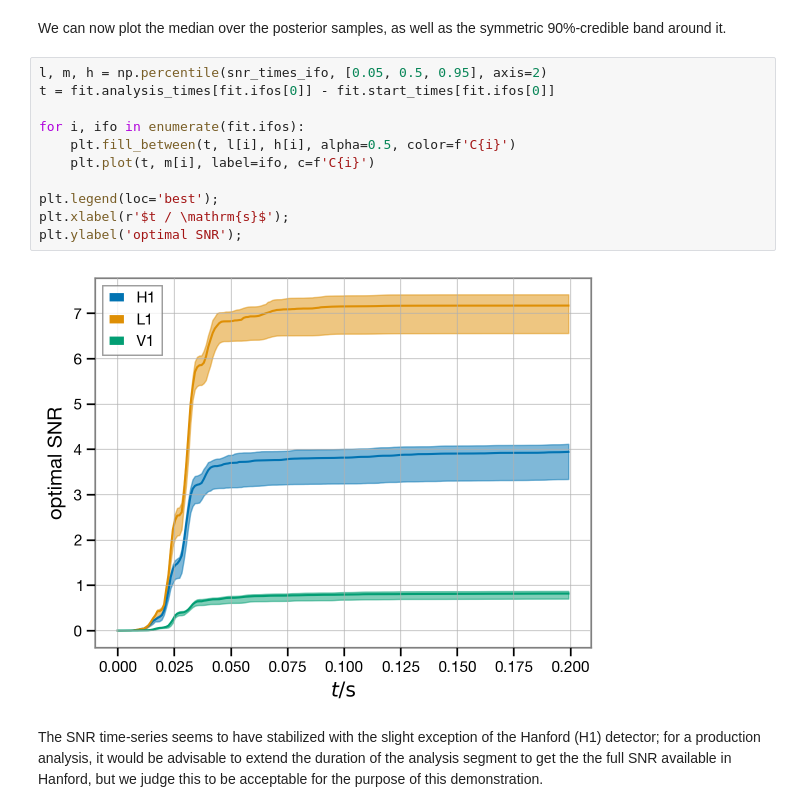
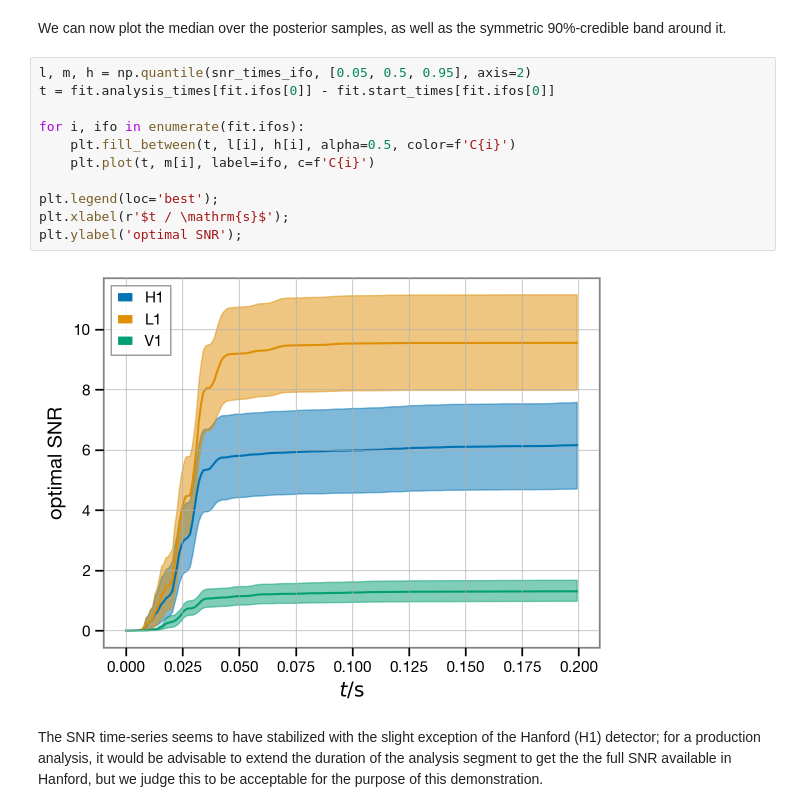
Before and after one commit to maxisi/ringdown, a Jupyter notebook: docs/examples/GW190521.ipynb, the cells around one changed output. Cells and saved outputs as stored; diff of their text form.

Commit message:
examples: GW190521 fix percentile -> quantile

```diff
--- a/docs/examples/GW190521.ipynb
+++ b/docs/examples/GW190521.ipynb
@@ -344,17 +344,17 @@ snr_times_ifo.shape
 # %% [markdown]
 We can now plot the median over the posterior samples, as well as the symmetric 90\%-credible band around it.
 # %%
-l, m, h = np.percentile(snr_times_ifo, [0.05, 0.5, 0.95], axis=2)
+l, m, h = np.quantile(snr_times_ifo, [0.05, 0.5, 0.95], axis=2)
 t = fit.analysis_times[fit.ifos[0]] - fit.start_times[fit.ifos[0]]
 
 for i, ifo in enumerate(fit.ifos):
     plt.fill_between(t, l[i], h[i], alpha=0.5, color=f'C{i}')
     plt.plot(t, m[i], label=ifo, c=f'C{i}')
 
 plt.legend(loc='best');
 plt.xlabel(r'$t / \mathrm{s}$');
 plt.ylabel('optimal SNR');
 # %% [output]
-[figure, old version]
+[figure, new version]
 # %% [markdown]
 The SNR time-series seems to have stabilized with the slight exception of the Hanford (H1) detector; for a production analysis, it would be advisable to extend the duration of the analysis segment to get the the full SNR available in Hanford, but we judge this to be acceptable for the purpose of this demonstration.
```
Also changed, not shown: parts of 5 cells of this notebook.
